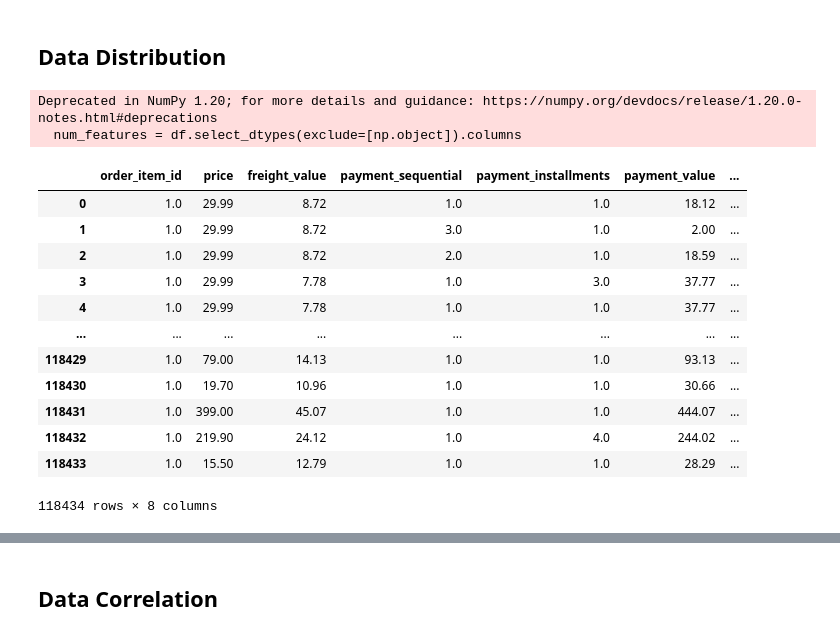
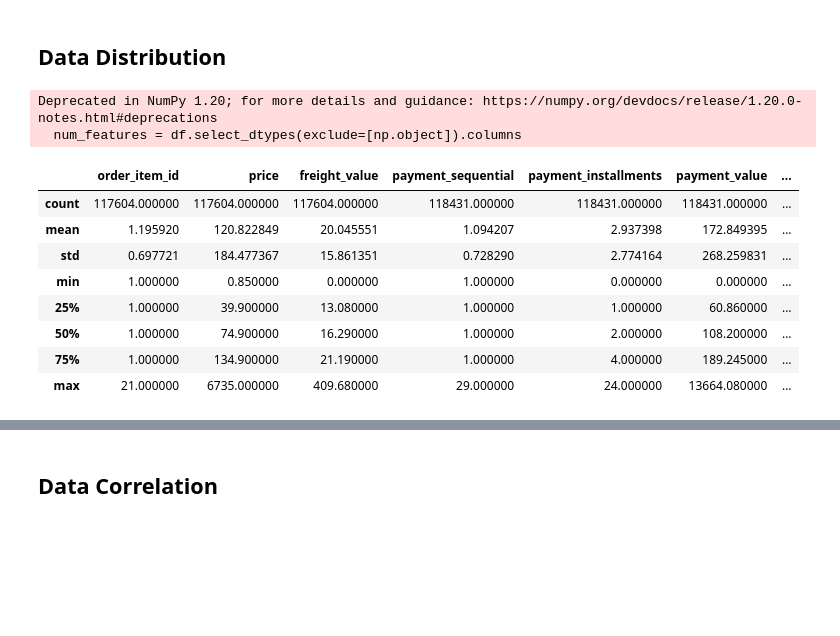
Before and after one commit to Faroja/Final-Project-Sementara, a Jupyter notebook: Finpro.ipynb, the cells around one changed output, grey strips where cells are left out. Saved outputs shown, nothing was run; the diff lists cells and outputs as text; code cells hidden in the pictures; blank space fills up the shorter version.

```diff
--- a/Finpro.ipynb
+++ b/Finpro.ipynb
@@ -71,3 +72,10 @@ columns=['product_name_lenght',
 # %%
 # Data Sample untuk waktu komputasi lebih cepat
 df_sample = df.sample(10000)
+# %%
+# Change to Datetime
+df['order_purchase_date']=pd.to_datetime(df['order_purchase_timestamp'])
+# %%
+df['order_purchase_date'] = df['order_purchase_date'].dt.strftime('%Y-%m-%d')
+df['order_purchase_date'] = pd.to_datetime(df['order_purchase_date'])
+df['order_purchase_date']
@@ -76,21 +97,18 @@ df_sample = df.sample(10000)
 # %% [markdown]
 ## **Data Distribution**
 # %%
+# Num features
 num_features = df.select_dtypes(exclude=[np.object]).columns
-df[num_features]
+df[num_features].describe()
 # %% [output]
 Deprecated in NumPy 1.20; for more details and guidance: https://numpy.org/devdocs/release/1.20.0-notes.html#deprecations
   num_features = df.select_dtypes(exclude=[np.object]).columns
 |  | order_item_id | price | freight_value | payment_sequential | payment_installments | payment_value | ... |
-| 0 | 1.0 | 29.99 | 8.72 | 1.0 | 1.0 | 18.12 | ... |
-| 1 | 1.0 | 29.99 | 8.72 | 3.0 | 1.0 | 2.00 | ... |
-| 2 | 1.0 | 29.99 | 8.72 | 2.0 | 1.0 | 18.59 | ... |
-| 3 | 1.0 | 29.99 | 7.78 | 1.0 | 3.0 | 37.77 | ... |
-| 4 | 1.0 | 29.99 | 7.78 | 1.0 | 1.0 | 37.77 | ... |
-| ... | ... | ... | ... | ... | ... | ... | ... |
-| 118429 | 1.0 | 79.00 | 14.13 | 1.0 | 1.0 | 93.13 | ... |
-| 118430 | 1.0 | 19.70 | 10.96 | 1.0 | 1.0 | 30.66 | ... |
-| 118431 | 1.0 | 399.00 | 45.07 | 1.0 | 1.0 | 444.07 | ... |
-| 118432 | 1.0 | 219.90 | 24.12 | 1.0 | 4.0 | 244.02 | ... |
-| 118433 | 1.0 | 15.50 | 12.79 | 1.0 | 1.0 | 28.29 | ... |
+| count | 117604.000000 | 117604.000000 | 117604.000000 | 118431.000000 | 118431.000000 | 118431.000000 | ... |
+| mean | 1.195920 | 120.822849 | 20.045551 | 1.094207 | 2.937398 | 172.849395 | ... |
+| std | 0.697721 | 184.477367 | 15.861351 | 0.728290 | 2.774164 | 268.259831 | ... |
+| min | 1.000000 | 0.850000 | 0.000000 | 1.000000 | 0.000000 | 0.000000 | ... |
+| 25% | 1.000000 | 39.900000 | 13.080000 | 1.000000 | 1.000000 | 60.860000 | ... |
+| 50% | 1.000000 | 74.900000 | 16.290000 | 1.000000 | 2.000000 | 108.200000 | ... |
+| 75% | 1.000000 | 134.900000 | 21.190000 | 1.000000 | 4.000000 | 189.245000 | ... |
+| max | 21.000000 | 6735.000000 | 409.680000 | 29.000000 | 24.000000 | 13664.080000 | ... |
-118434 rows × 8 columns
```
Also changed, not shown: parts of 19 cells of this notebook.
